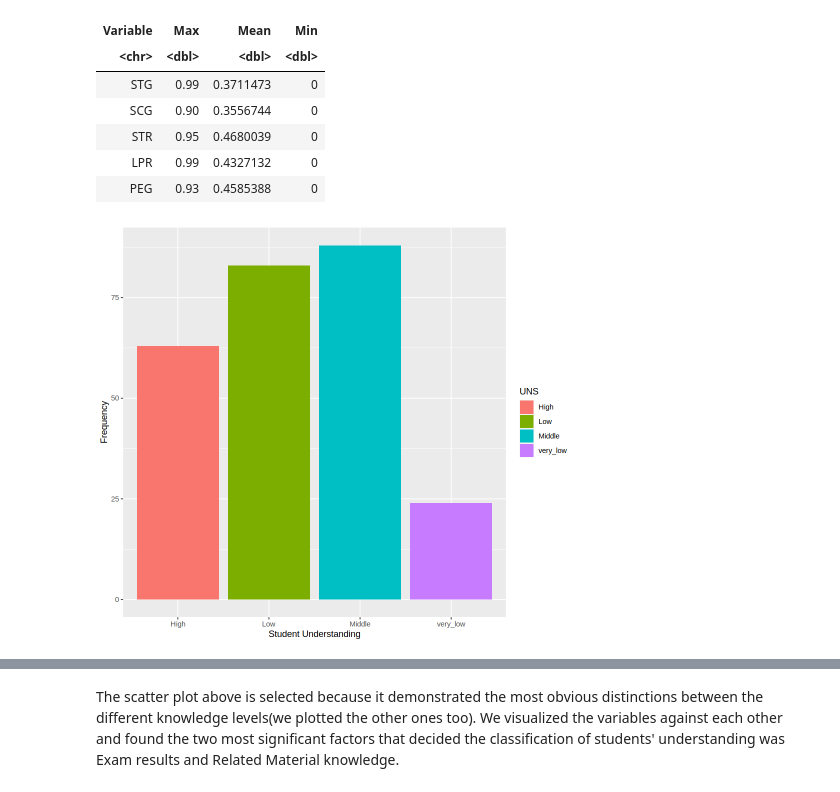
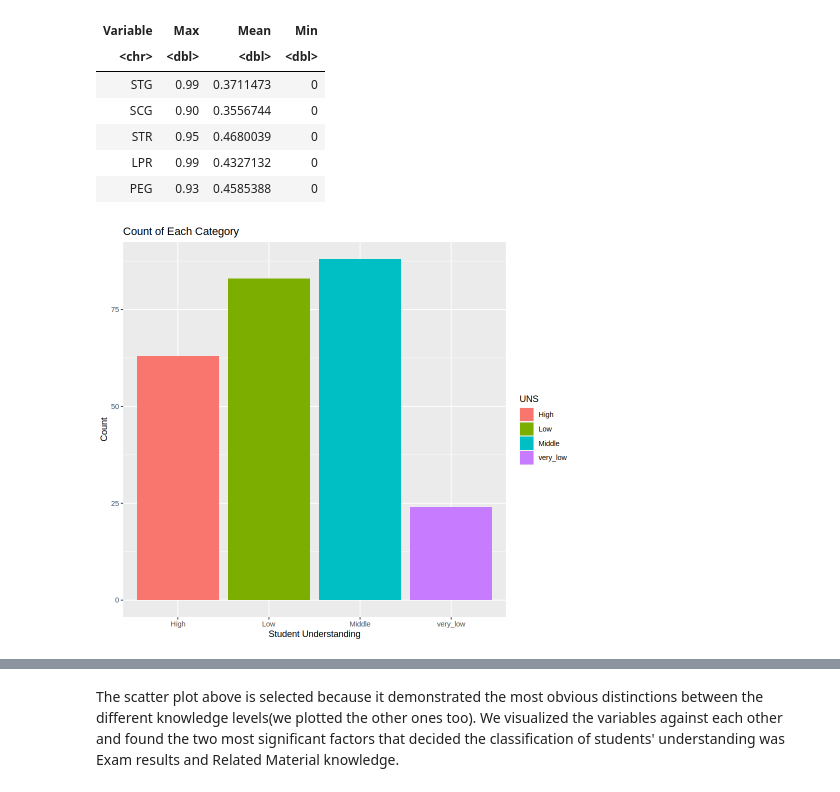
Before and after one commit to HeisSteve/-Students-Knowledge-Status-Classification-modeling-, a Jupyter notebook: Group_Project_Proposal.ipynb, the cells around one changed output, grey strips where cells are left out. Drawn from its saved outputs; the diff is of its cells as text; code cells hidden in the pictures.

```diff
--- a/Group_Project_Proposal.ipynb
+++ b/Group_Project_Proposal.ipynb
@@ -124,11 +121,12 @@ A tibble: 5 × 4
 # %%
 UNS_count_plot <- ggplot(data_training_summary, aes(x = UNS, y = count, fill = UNS)) +
     geom_bar(stat = "identity") +
     xlab("Student Understanding") +
-    ylab("Frequency")
+    ylab("Count")+
+    ggtitle("Count of Each Category")
 UNS_count_plot
 # %% [output]
-[figure, old version]
+[figure, new version]
 # %%
 options(repr.plot.height = 7, repr.plot.width = 8)
 data_plot_3 <- ggplot(data_training, aes(x= LPR,y= PEG, color = UNS))+
```
Also changed, not shown: parts of 7 cells of this notebook.
